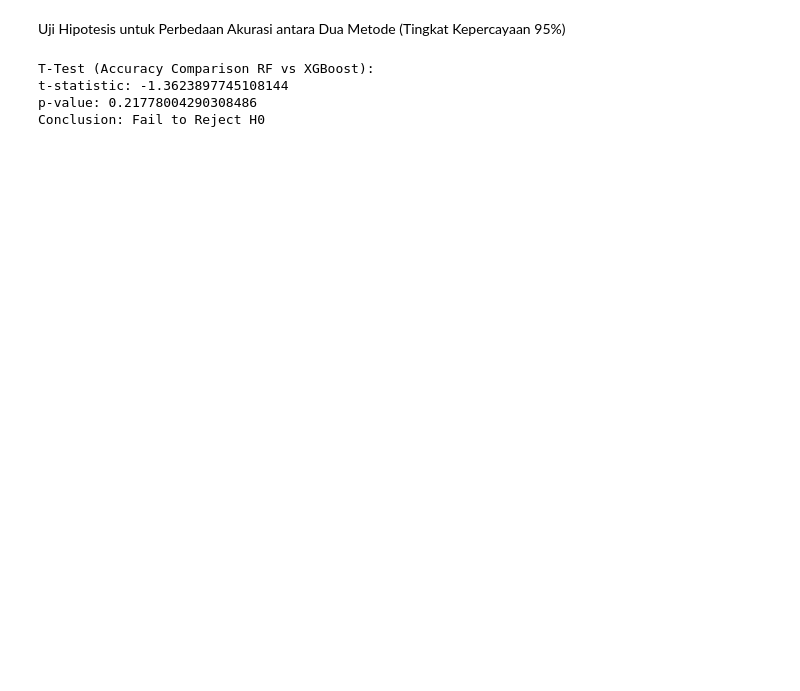
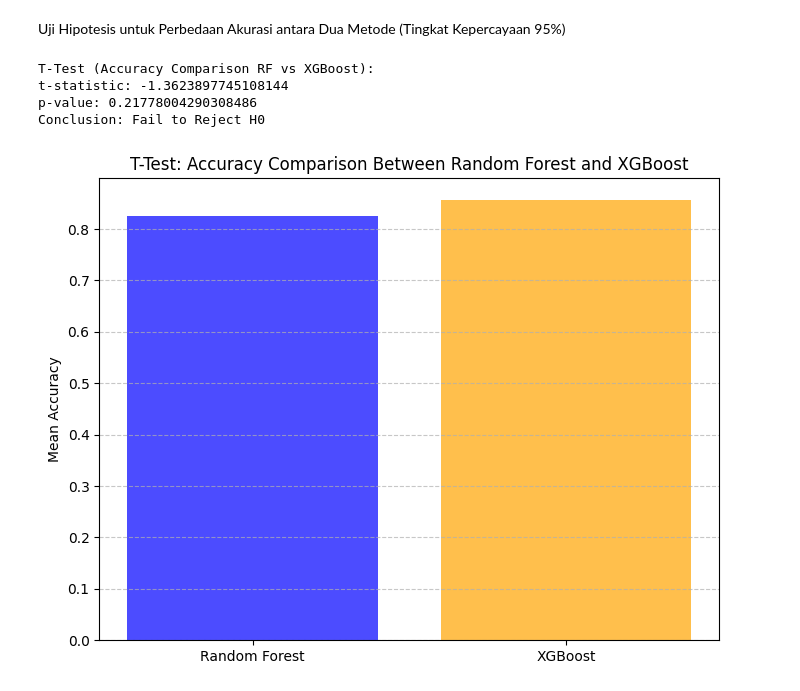
Before and after one commit to rayhanegar/si-b-project, a Jupyter notebook: notebooks/uji-hipotesis.ipynb, the cells around one changed output. Saved outputs shown, nothing was run; the diff lists cells and outputs as text; code cells hidden in the pictures; blank space fills up the shorter version.

```diff
--- a/notebooks/uji-hipotesis.ipynb
+++ b/notebooks/uji-hipotesis.ipynb
@@ -46,3 +59,16 @@ T-Test (Accuracy Comparison RF vs XGBoost):
 t-statistic: -1.3623897745108144
 p-value: 0.21778004290308486
 Conclusion: Fail to Reject H0
+# %%
+mean_rf = np.mean(rf_accuracies)
+mean_xgb = np.mean(xgb_accuracies)
+
+# Create bar chart
+plt.figure(figsize=(8, 6))
+plt.bar(['Random Forest', 'XGBoost'], [mean_rf, mean_xgb], color=['blue', 'orange'], alpha=0.7)
+plt.title('T-Test: Accuracy Comparison Between Random Forest and XGBoost')
+plt.ylabel('Mean Accuracy')
+plt.grid(axis='y', linestyle='--', alpha=0.7)
+plt.show()
+# %% [output]
+[figure, added]
```
Also changed, not shown: parts of 2 cells of this notebook, 2 other files.
